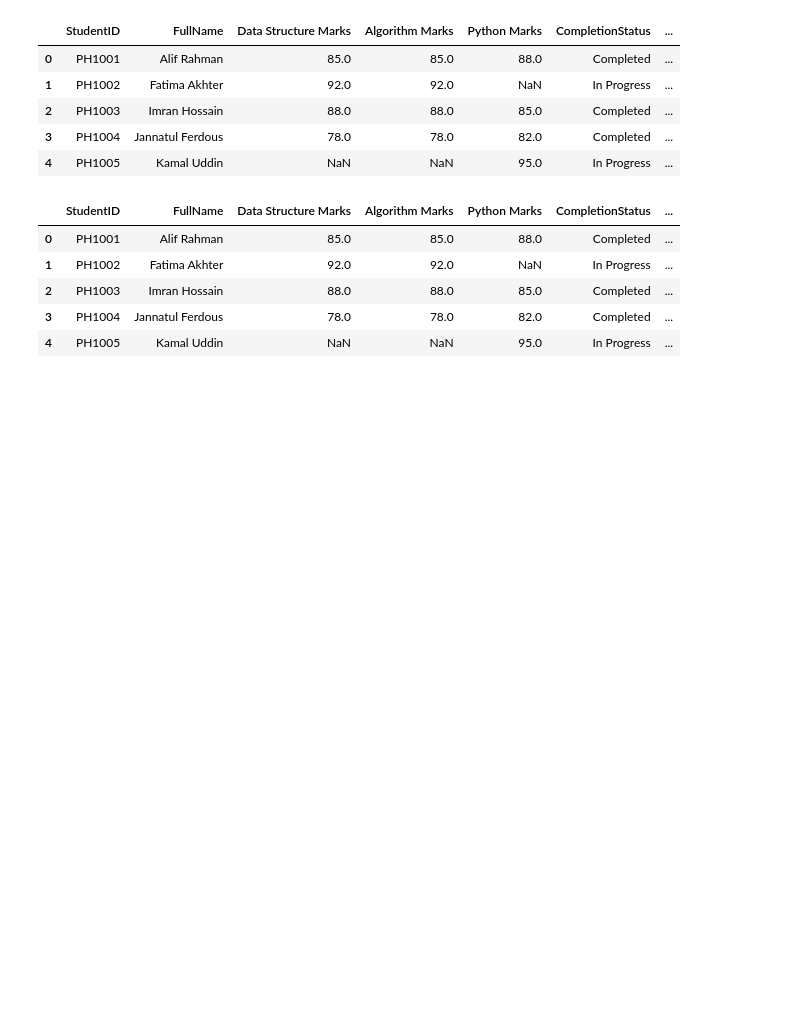
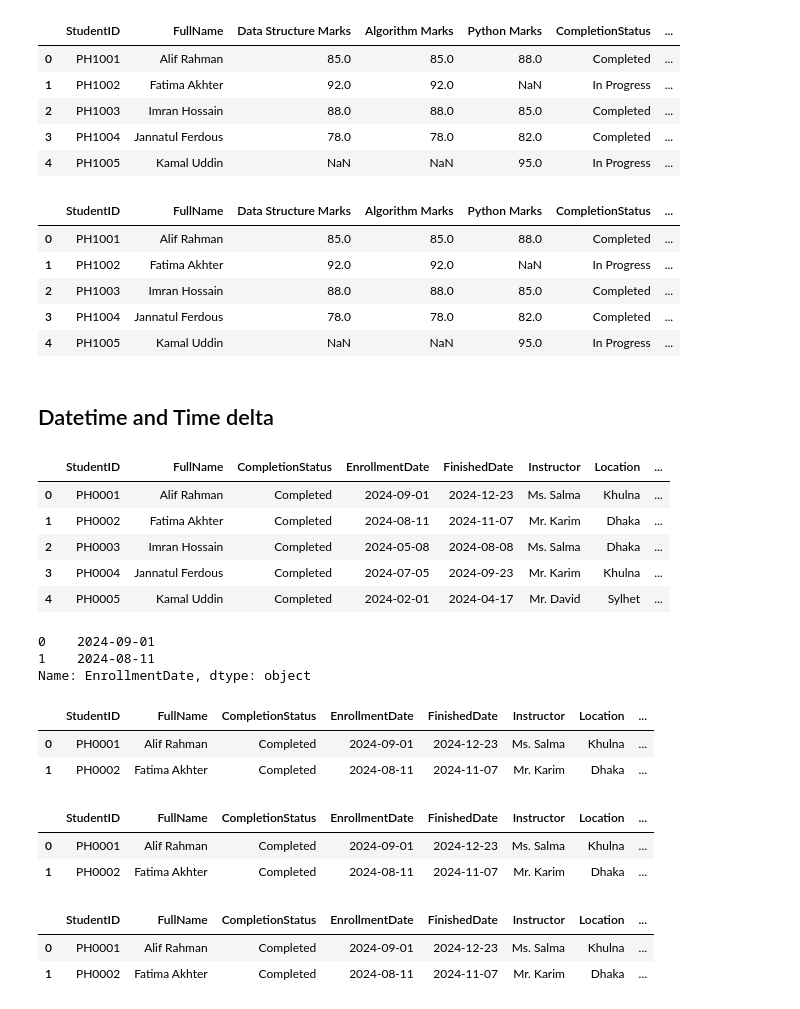
Before and after one commit to nafijur-rahaman/Data-Analysis-With-Python, a Jupyter notebook: Pandas/mani_panda.ipynb, the cells around one changed output. Drawn from its saved outputs; the diff is of its cells as text; code cells hidden in the pictures; blank space fills up the shorter version.

Commit message:
date time

```diff
--- a/Pandas/mani_panda.ipynb
+++ b/Pandas/mani_panda.ipynb
@@ -452,3 +452,21 @@ df.head()
 | 2 | PH1003 | Imran Hossain | 88.0 | 88.0 | 85.0 | Completed | ... |
 | 3 | PH1004 | Jannatul Ferdous | 78.0 | 78.0 | 82.0 | Completed | ... |
 | 4 | PH1005 | Kamal Uddin | NaN | NaN | 95.0 | In Progress | ... |
+# %% [markdown]
+## Datetime and Time delta
+# %%
+df = pd.read_csv('student_completed_data.csv')
+df.head()
+# %% [output]
+|  | StudentID | FullName | CompletionStatus | EnrollmentDate | FinishedDate | Instructor | Location | ... |
+| 0 | PH0001 | Alif Rahman | Completed | 2024-09-01 | 2024-12-23 | Ms. Salma | Khulna | ... |
+| 1 | PH0002 | Fatima Akhter | Completed | 2024-08-11 | 2024-11-07 | Mr. Karim | Dhaka | ... |
+| 2 | PH0003 | Imran Hossain | Completed | 2024-05-08 | 2024-08-08 | Ms. Salma | Dhaka | ... |
+| 3 | PH0004 | Jannatul Ferdous | Completed | 2024-07-05 | 2024-09-23 | Mr. Karim | Khulna | ... |
+| 4 | PH0005 | Kamal Uddin | Completed | 2024-02-01 | 2024-04-17 | Mr. David | Sylhet | ... |
+# %%
+df["EnrollmentDate"].head(2)
+# %% [output]
+0    2024-09-01
+1    2024-08-11
+Name: EnrollmentDate, dtype: object
@@ -454,0 +476,14 @@ df.head()
+# %%
+df["Enrollment year"] = df["EnrollmentDate"].dt.year
+df.head(2)
+# %% [output]
+|  | StudentID | FullName | CompletionStatus | EnrollmentDate | FinishedDate | Instructor | Location | ... |
+| 0 | PH0001 | Alif Rahman | Completed | 2024-09-01 | 2024-12-23 | Ms. Salma | Khulna | ... |
+| 1 | PH0002 | Fatima Akhter | Completed | 2024-08-11 | 2024-11-07 | Mr. Karim | Dhaka | ... |
+# %%
+df['Enrollment Date'] = df['EnrollmentDate'].dt.day
+df.head(2)
+# %% [output]
+|  | StudentID | FullName | CompletionStatus | EnrollmentDate | FinishedDate | Instructor | Location | ... |
+| 0 | PH0001 | Alif Rahman | Completed | 2024-09-01 | 2024-12-23 | Ms. Salma | Khulna | ... |
+| 1 | PH0002 | Fatima Akhter | Completed | 2024-08-11 | 2024-11-07 | Mr. Karim | Dhaka | ... |
@@ -454,0 +494,6 @@ df.head()
+# %%
+df.head(2)
+# %% [output]
+|  | StudentID | FullName | CompletionStatus | EnrollmentDate | FinishedDate | Instructor | Location | ... |
+| 0 | PH0001 | Alif Rahman | Completed | 2024-09-01 | 2024-12-23 | Ms. Salma | Khulna | ... |
+| 1 | PH0002 | Fatima Akhter | Completed | 2024-08-11 | 2024-11-07 | Mr. Karim | Dhaka | ... |
```
Also changed, not shown: parts of 3 cells of this notebook.
